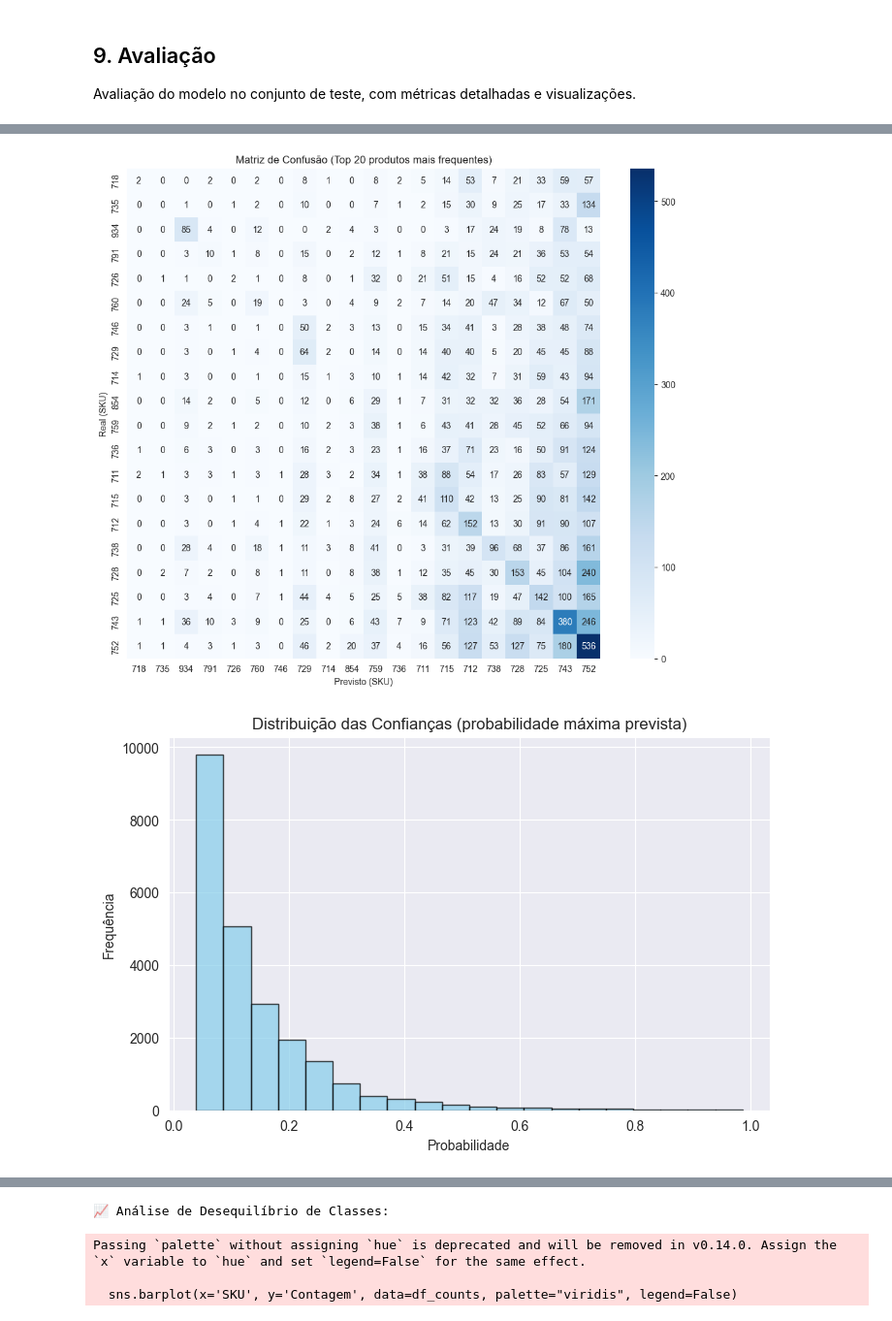
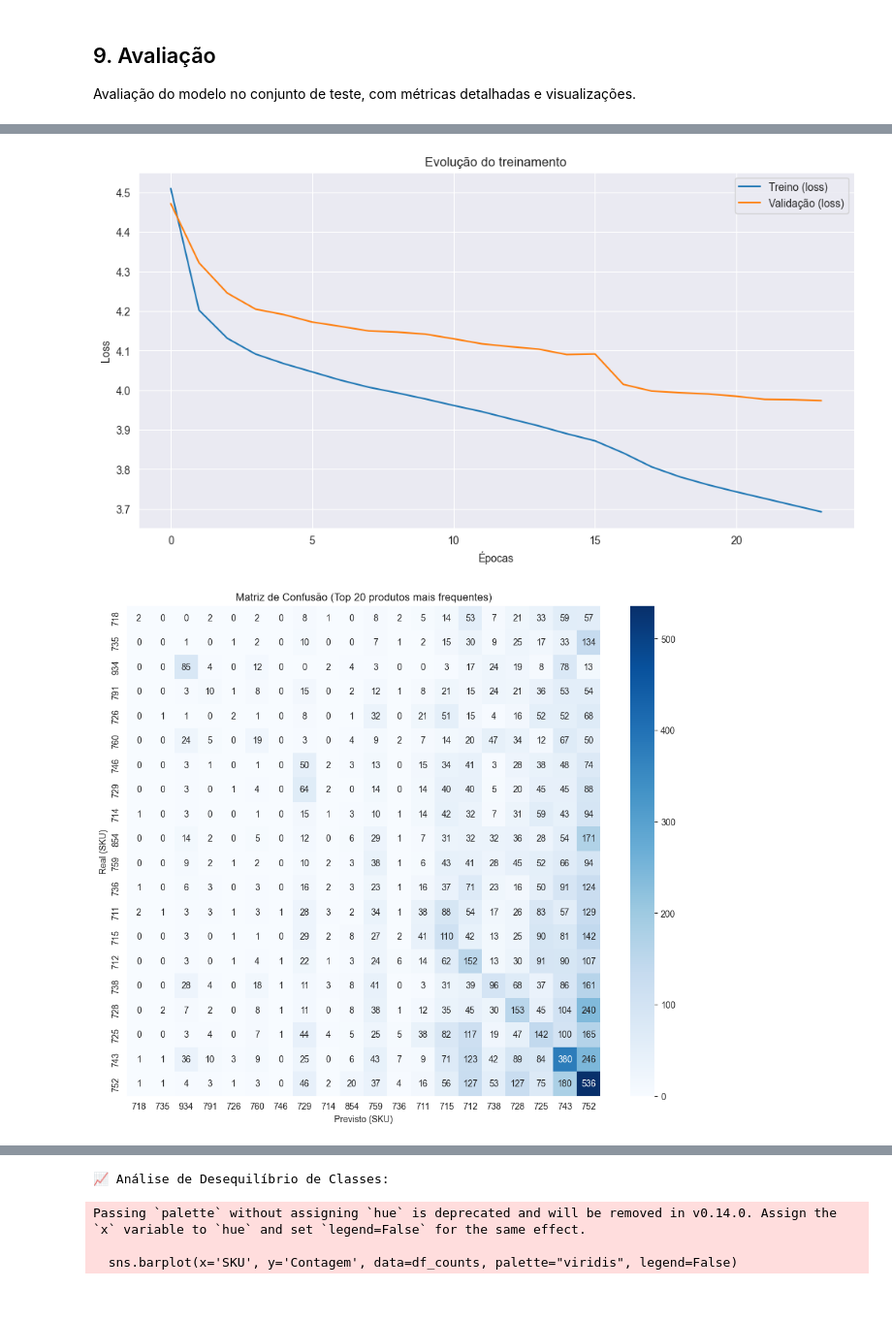
Before and after one commit to ingridcoda/mit-ia-redes-neurais-e-deep-learning, a Jupyter notebook: baseline_rnn.ipynb, the cells around one changed output, grey strips where cells are left out. Shown: that part at 97% size. Cells and saved outputs as stored; diff of their text form; code cells hidden in the pictures.

Commit message:
feat: adds training evolution plot

```diff
--- a/baseline_rnn.ipynb
+++ b/baseline_rnn.ipynb
@@ -369,6 +369,18 @@ def avaliar_classificacao(y_true, y_pred, y_proba, int_to_product, k_list=None,
             y_true, y_proba, k=k, labels=np.arange(y_proba.shape[1])
         )
         print(f"Top-{k} Accuracy: {topk_acc:.4f}")
+
+    # Evolução do treinamento
+    plt.figure(figsize=(12, 6))
+    plt.plot(history.history['loss'], label='Treino (loss)')
+    plt.plot(history.history['val_loss'], label='Validação (loss)')
+    plt.xlabel('Épocas')
+    plt.ylabel('Loss')
+    plt.title('Evolução do treinamento')
+    plt.legend()
+    plt.grid(True)
+    plt.show()
+
     # Matriz de confusão (Top N)
     top_classes = labels[np.argsort(counts)[-top_n_cm:]]
     top_target_names = [str(int_to_product[l]) for l in top_classes]
@@ -445,17 +457,17 @@ print("\n🏁 Script finalizado com sucesso!")
 
 📊 Relatório de classificação:
               precision    recall  f1-score   support
 
          709       0.35      0.54      0.42       156
          710       0.10      0.01      0.02        79
          712       0.08      0.21      0.12       712
          713       0.09      0.01      0.01       160
          714       0.02      0.00      0.00       445
          715       0.07      0.16      0.10       701
 ... (200 lines left out)
 
 Top-1 Accuracy: 0.1007
 Top-3 Accuracy: 0.2160
 Top-5 Accuracy: 0.2965
-[figure, old version]
+[figure, new version]
-[figure, old version]
+[figure, new version]
```
Also changed, not shown: parts of 5 cells of this notebook, 2 other files.
